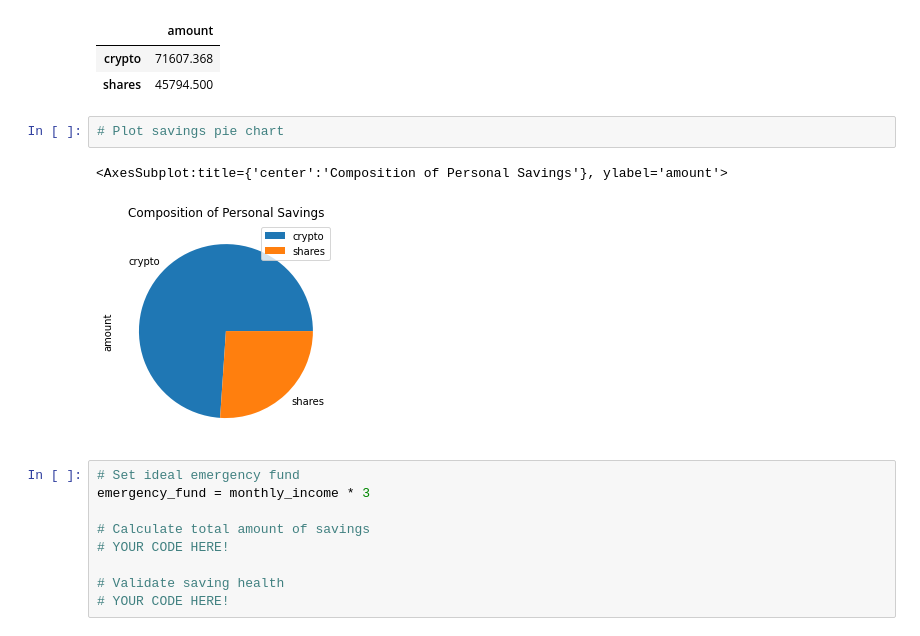
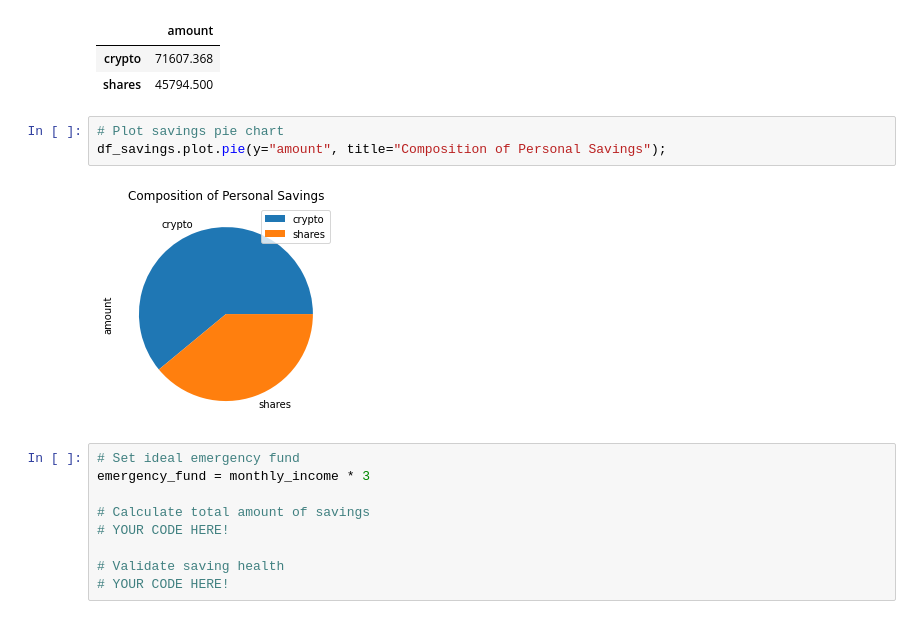
Before and after one commit to jordan-gilmartin/monte-carlo-simulations, a Jupyter notebook: Starter_Code/financial-planner.ipynb, the cells around one changed output. Saved outputs shown, nothing was run; the diff lists cells and outputs as text.

Commit message:
adding pie chart for personal savings

```diff
--- a/Starter_Code/financial-planner.ipynb
+++ b/Starter_Code/financial-planner.ipynb
@@ -222,9 +222,9 @@ display(df_savings)
 | shares | 45794.500 |
 # %%
 # Plot savings pie chart
+df_savings.plot.pie(y="amount", title="Composition of Personal Savings");
 # %% [output]
-<AxesSubplot:title={'center':'Composition of Personal Savings'}, ylabel='amount'>
-[figure, old version]
+[figure, new version]
 # %%
 # Set ideal emergency fund
 emergency_fund = monthly_income * 3
```
